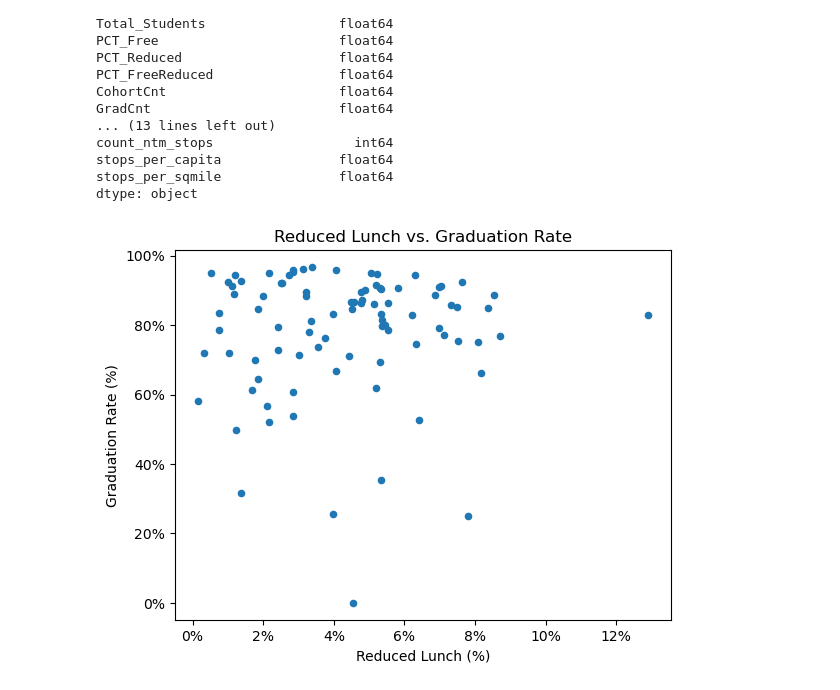
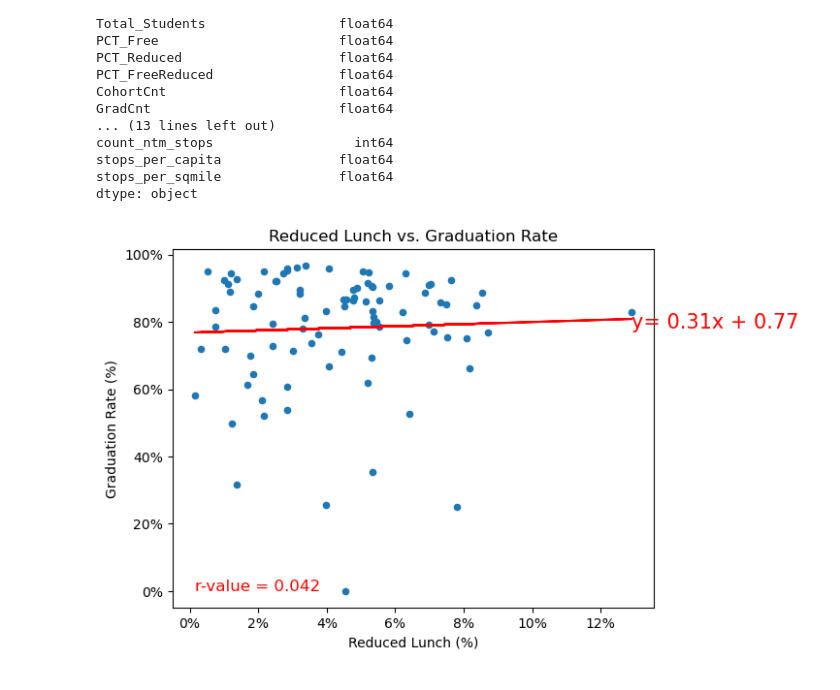
Before and after one commit to HLee12000/UpennDataProject1, a Jupyter notebook: DataVisualization.ipynb, the cells around one changed output. Saved outputs shown, nothing was run; the diff lists cells and outputs as text; code cells hidden in the pictures.

```diff
--- a/DataVisualization.ipynb
+++ b/DataVisualization.ipynb
@@ -45,13 +46,29 @@ count_ntm_stops                  int64
 stops_per_capita               float64
 stops_per_sqmile               float64
 dtype: object
+# %%
+#Create linear regression function
+def linear_regression(x_values, y_values):
+    (slope, intercept, rvalue, pvalue, stderr) = linregress(x_values, y_values)
+    regress_values = np.array(x_values) * slope + intercept
+    plt.plot(x_values, regress_values, "r-")
+    equation = f"y= {round(slope,2)}x + {round(intercept,2)}"
+    annotation_x = max(x_values)
+    annotation_y = regress_values[-1]
+    plt.annotate(equation, (annotation_x, annotation_y), color="r", fontsize=15)
+    r_text = f"r-value = {round(rvalue, 3)}"
+    plt.text(min(x_values), min(y_values), r_text, color="r", fontsize=12)
 # %%
 #Reduced Lunch vs. Grad Rate Scatter
+x_values = final_df["PCT_Reduced"]
+y_values = final_df["GradRate"]
+
 reduced_grad = final_df.plot(kind="scatter", x="PCT_Reduced", y="GradRate", grid=False,
               xlabel="Reduced Lunch (%)",
               ylabel="Graduation Rate (%)",
               title="Reduced Lunch vs. Graduation Rate")
+linear_regression(x_values, y_values)
 reduced_grad.xaxis.set_major_formatter(mtick.PercentFormatter(1.0, decimals=0))
 reduced_grad.yaxis.set_major_formatter(mtick.PercentFormatter(1.0, decimals=0))
 # %% [output]
-[figure, old version]
+[figure, new version]
```
Also changed, not shown: parts of 6 cells of this notebook.
